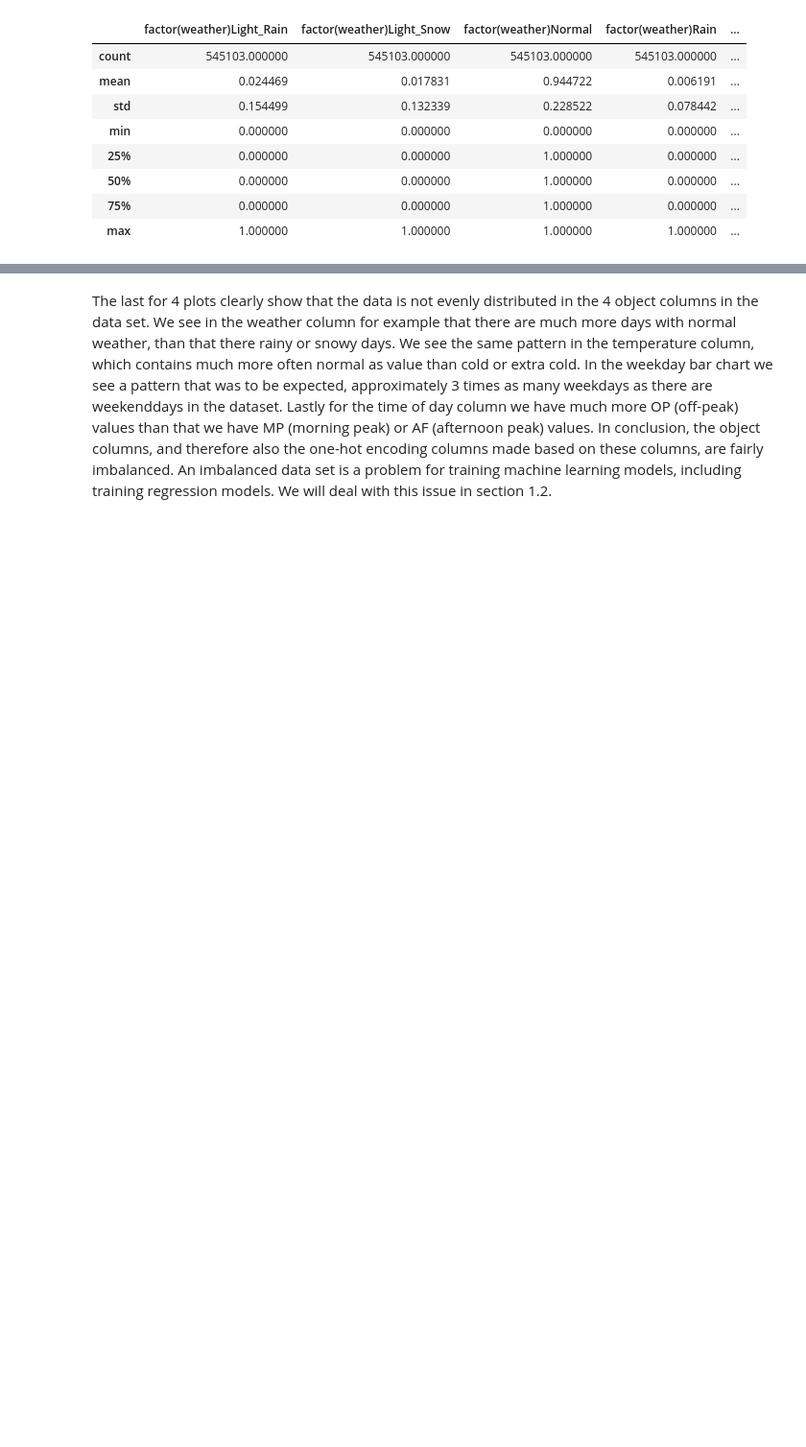
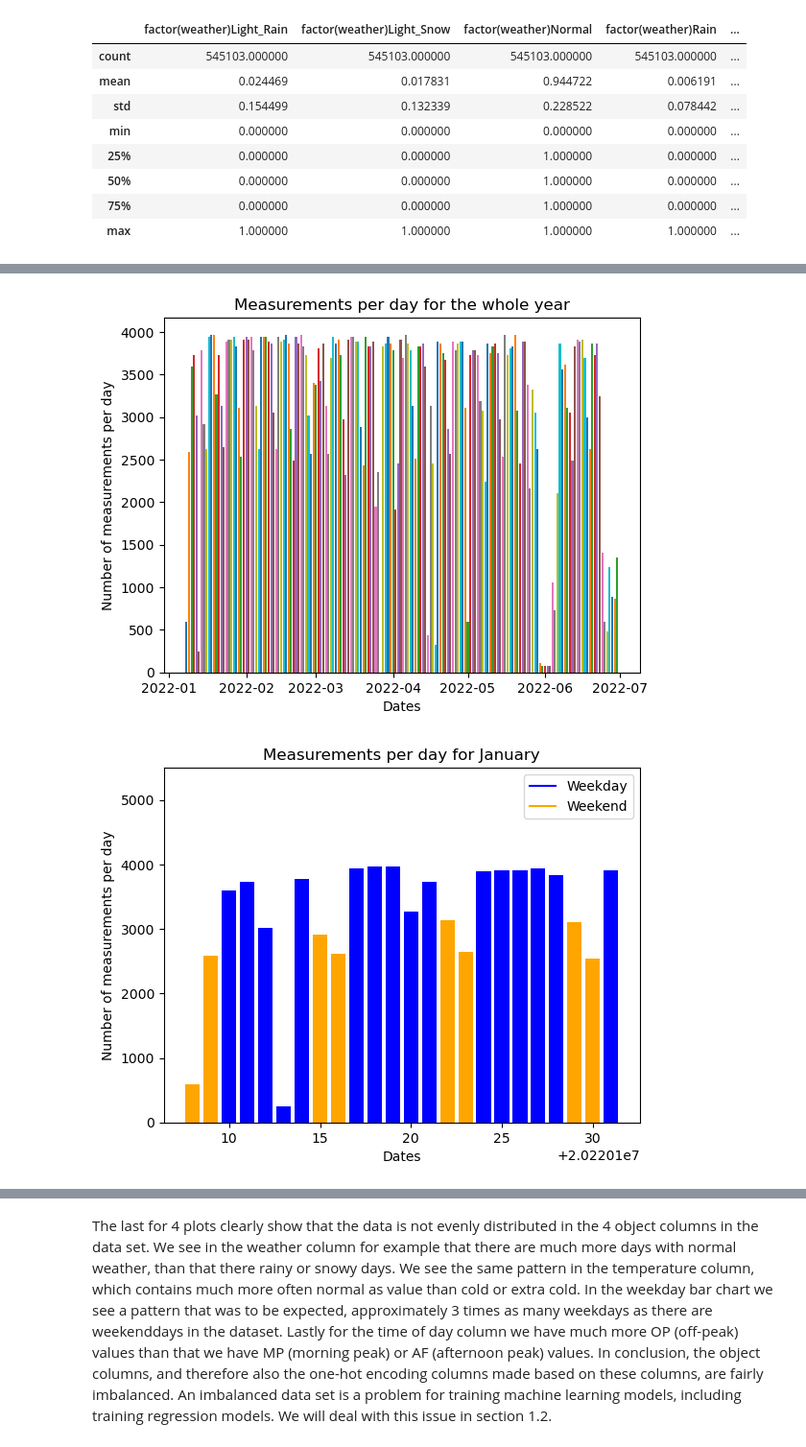
Before and after one commit to TomKoning1999/Final-project-code-folder, a Jupyter notebook: AH2179 final project group 4.ipynb, the cells around one changed output, grey strips where cells are left out. Shown at 96% size. Drawn from its saved outputs; the diff is of its cells as text; code cells hidden in the pictures; blank space fills up the shorter version.

Commit message:
Finished calendar_date plots for each month
Finished calendar_date plots for each month

```diff
--- a/AH2179 final project group 4.ipynb
+++ b/AH2179 final project group 4.ipynb
@@ -59,3 +60,6 @@ df.head(10)
 | 8 | 20220108 | 4 | 41344 | 9 | 292 | 24 | 83 | ... |
 | 9 | 20220108 | 4 | 41344 | 10 | 351 | 9 | 43 | ... |
 10 rows × 31 columns
+# %%
+df["date"] = pd.to_datetime(df["Calendar_date"], format='%Y%m%d')
+df.head(10)
@@ -107,37 +126,49 @@ df[["factor(weather)Light_Rain", "factor(weather)Light_Snow", "factor(weather)No
 # %%
 # Plot the number of data points per day!
-
-for i in df["Calendar_date"].unique():
-    count = df["Calendar_date"].value_counts()[i]
-    #print(i, count)
+for i in df["date"].unique():
+    count = df["date"].value_counts()[i]
     plt.bar(i, count)
     plt.xlabel("Dates")
     plt.ylabel("Number of measurements per day")
     plt.title("Measurements per day for the whole year")
 plt.show()
 
 
-# Plot the number of data points per day for each month seperately!
+# Plot the number of data points per day for each month seperately:
+df['month'] = df['date'].dt.month
 for i in df["month"].unique():
     df_month = df.loc[df['month'] == i]
+    df_month.query("Calendar_date==20220108")["day_of_week"]
     for j in df_month["Calendar_date"].unique():
+        week_day_list = df_month.loc[df["Calendar_date"] == j, "day_of_week"]
+        week_day = week_day_list[week_day_list.index[0]]
         count = df_month["Calendar_date"].value_counts()[j]
-        plt.bar(j, count)
+        color_list = ['blue' if (week_day == "weekday") else 'orange']
+        plt.bar(j, count, color=color_list)
+        plt.ylim(0,5500)
         plt.xlabel("Dates")
         plt.ylabel("Number of measurements per day")
 
-        if i == "01":
+        #Reference for creating the legend: https://stackoverflow.com/questions/11983024/matplotlib-legends-not-working
+        blue_bar = mlines.Line2D([], [], color='blue', label='Weekday')
+        orange_bar = mlines.Line2D([], [], color='orange', label='Weekend')
+        plt.legend(handles=[blue_bar, orange_bar])
+
+        if i == 1:
             plt.title("Measurements per day for January")
-        elif i == "02":
+        elif i == 2:
             plt.title("Measurements per day for February")
-        elif i == "03":
+        elif i == 3:
             plt.title("Measurements per day for March")
-        elif i == "04":
+        elif i == 4:
             plt.title("Measurements per day for April")
-        elif i == "05":
+        elif i == 5:
             plt.title("Measurements per day for May")
-        elif i == "06":
+        elif i == 6:
             plt.title("Measurements per day for June")
         else:
             print("Warning: Plot created for undefined month!")
     plt.show()
+# %% [output]
+[figure, added]
+[figure, added]
```
Also changed, not shown: parts of 11 cells of this notebook.
